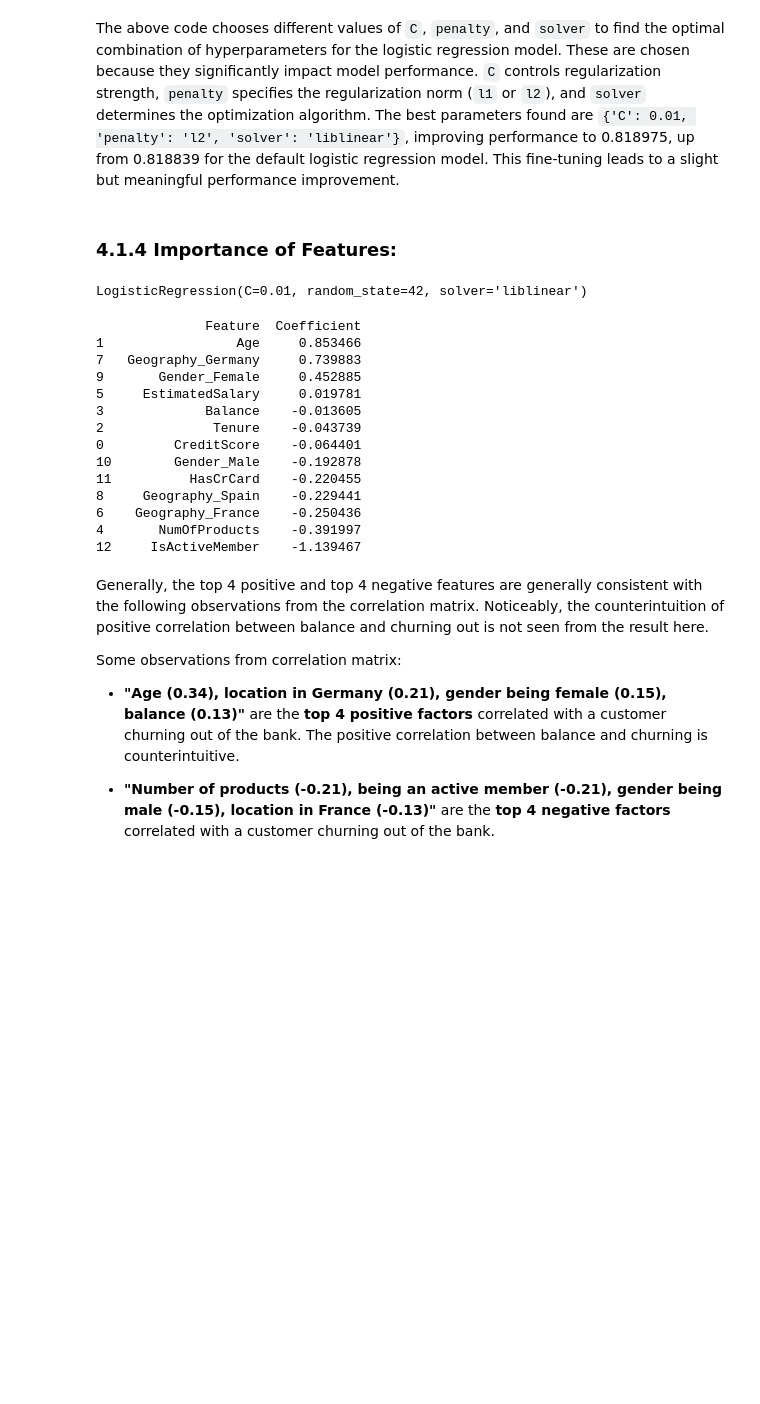
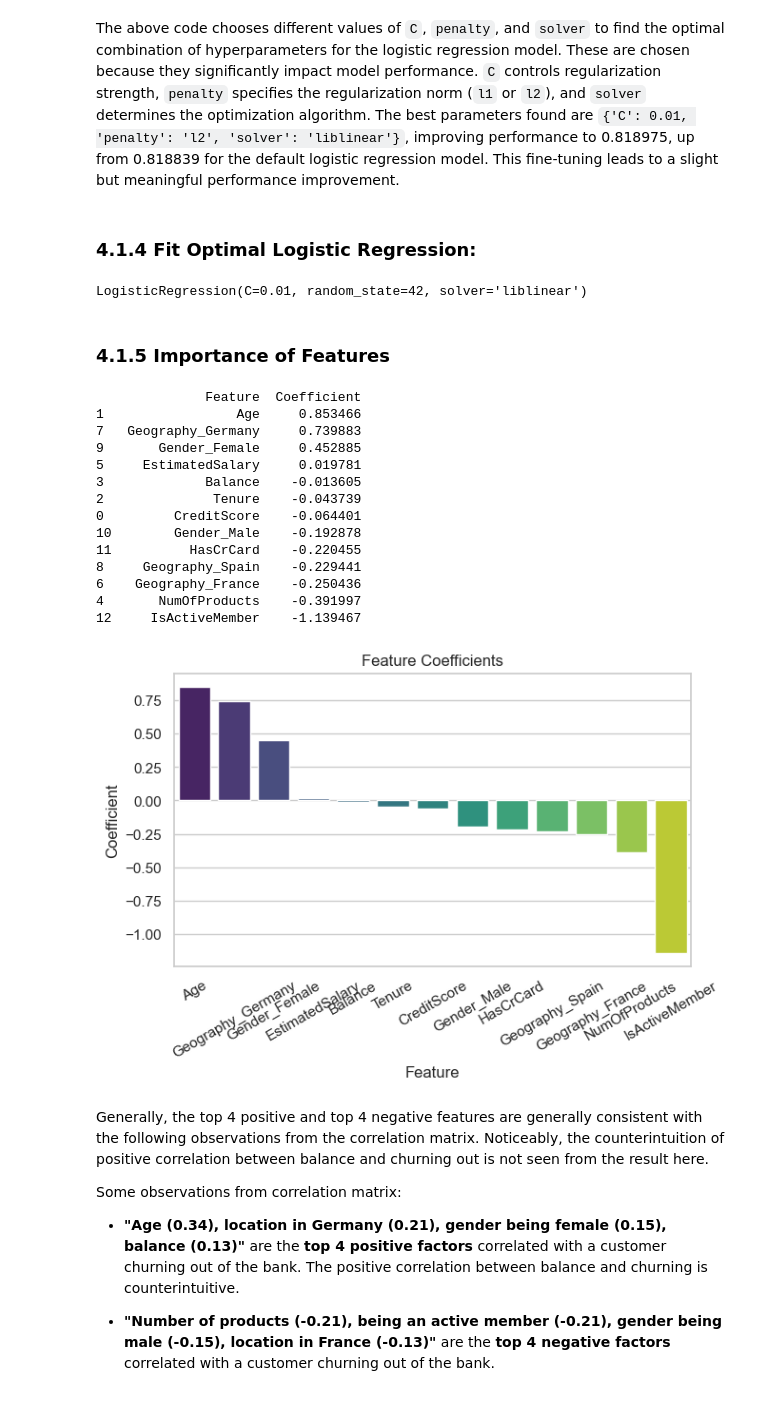
Before and after one commit to MACS-33002/macs-33002-2024s-Mendyhao, a Jupyter notebook: P4_evaluation.ipynb, the cells around one changed output. Saved outputs shown, nothing was run; the diff lists cells and outputs as text; code cells hidden in the pictures; blank space fills up the shorter version.

```diff
--- a/P4_evaluation.ipynb
+++ b/P4_evaluation.ipynb
@@ -817,5 +817,5 @@ GridSearchCV(cv=5, estimator=LogisticRegression(random_state=42), n_jobs=-1,
 # %% [markdown]
 The above code chooses different values of `C`, `penalty`, and `solver` to find the optimal combination of hyperparameters for the logistic regression model. These are chosen because they significantly impact model performance. `C` controls regularization strength, `penalty` specifies the regularization norm (`l1` or `l2`), and `solver` determines the optimization algorithm. The best parameters found are `{'C': 0.01, 'penalty': 'l2', 'solver': 'liblinear'}`, improving performance to 0.818975, up from 0.818839 for the default logistic regression model. This fine-tuning leads to a slight but meaningful performance improvement.
 # %% [markdown]
-### **4.1.4 Importance of Features:**
+### **4.1.4 Fit Optimal Logistic Regression:**
 # %%
@@ -829,28 +826,43 @@ lr_opt = LogisticRegression(random_state=42, C=0.01, penalty='l2', solver='libli
 lr_opt.fit(X_train_balanced, y_train_balanced)
 # %% [output]
 LogisticRegression(C=0.01, random_state=42, solver='liblinear')
+# %% [markdown]
+### **4.1.5 Importance of Features**
 # %%
+# Extract column names of X_train_balanced
+feature_names = X_train_balanced.columns
+
 # Obtain the coefficients
 coefficients = lr_opt.coef_[0]
 
 # Organize into a DataFrame
 coef_df = pd.DataFrame(data={'Feature': feature_names, 'Coefficient': coefficients})
 print(coef_df.sort_values(by='Coefficient', ascending=False))
+
+# Visualize it
+plt.figure(figsize=(7, 4))
+sns.barplot(x='Feature', y='Coefficient', data=coef_df.sort_values(by='Coefficient', ascending=False), palette='viridis')
+plt.xlabel('Feature')
+plt.ylabel('Coefficient')
+plt.title('Feature Coefficients')
+plt.xticks(rotation=30)
+plt.show()
 # %% [output]
               Feature  Coefficient
 1                 Age     0.853466
 7   Geography_Germany     0.739883
 9       Gender_Female     0.452885
 5     EstimatedSalary     0.019781
 3             Balance    -0.013605
 2              Tenure    -0.043739
 0         CreditScore    -0.064401
 10        Gender_Male    -0.192878
 11          HasCrCard    -0.220455
 8     Geography_Spain    -0.229441
 6    Geography_France    -0.250436
 4       NumOfProducts    -0.391997
 12     IsActiveMember    -1.139467
+[figure, added]
 # %% [markdown]
 Generally, the top 4 positive and top 4 negative features are generally consistent with the following observations from the correlation matrix. Noticeably, the counterintuition of positive correlation between balance and churning out is not seen from the result here.
 
```
Also changed, not shown: parts of 12 cells of this notebook.
